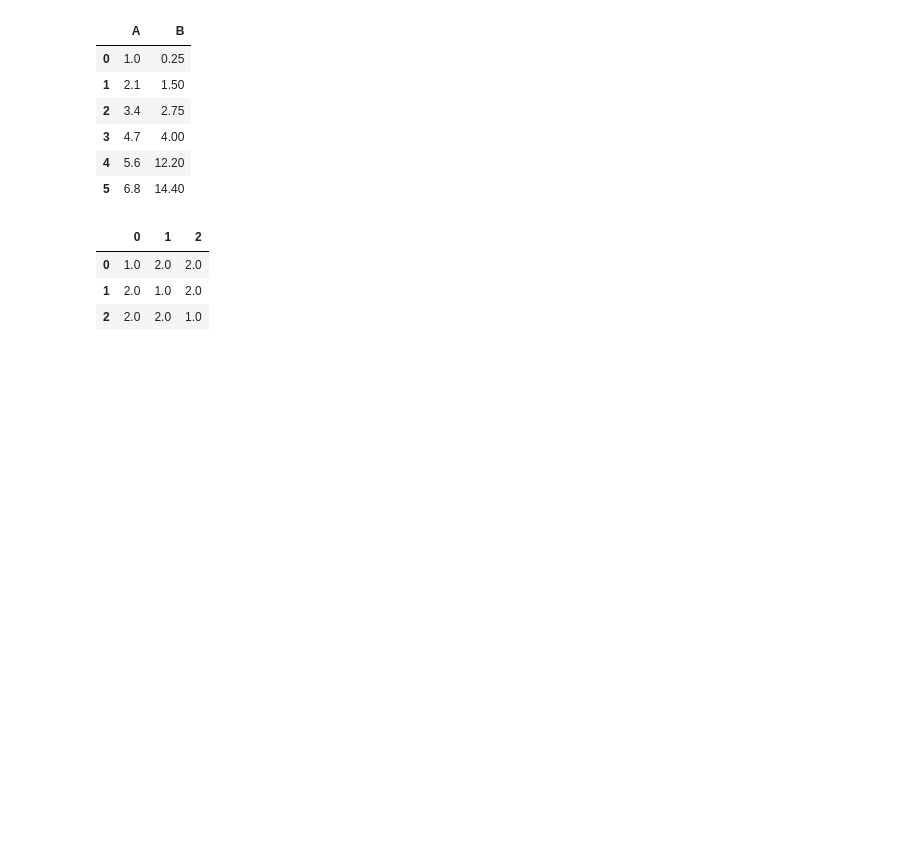
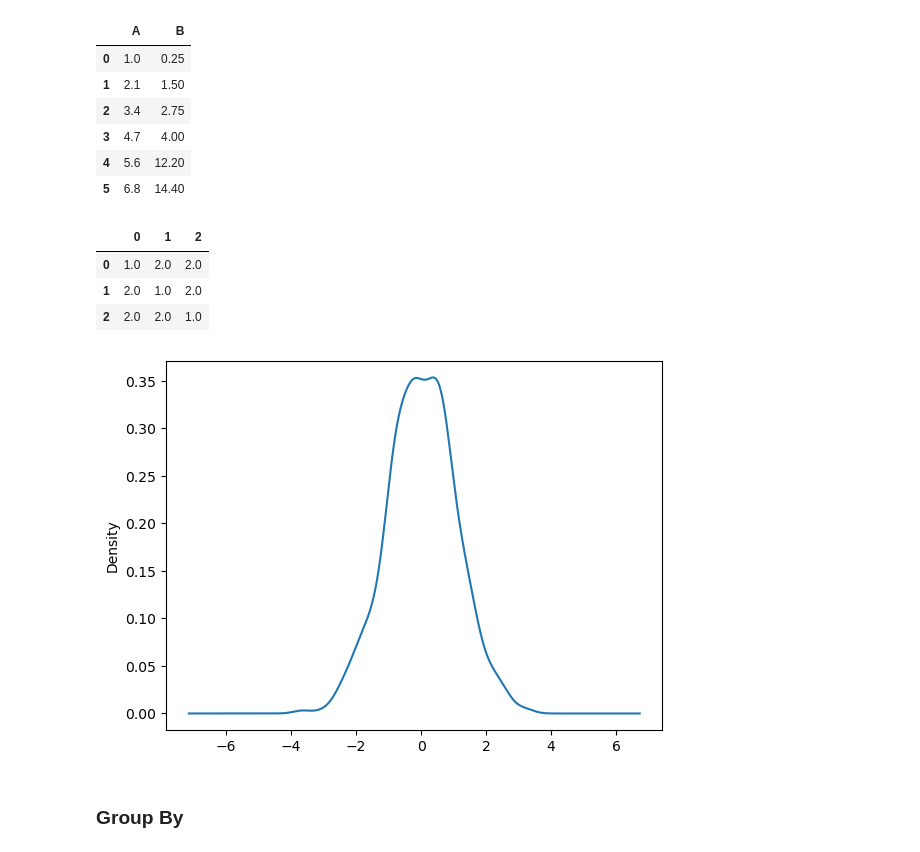
Before and after one commit to ubsingh9/Data-Structure-Numpy-Pandas, a Jupyter notebook: Pandas_basics.ipynb, the cells around one changed output. Drawn from its saved outputs; the diff is of its cells as text; code cells hidden in the pictures; blank space fills up the shorter version.

```diff
--- a/Pandas_basics.ipynb
+++ b/Pandas_basics.ipynb
@@ -1371,3 +1371,11 @@ df_filled
 | 0 | 1.0 | 2.0 | 2.0 |
 | 1 | 2.0 | 1.0 | 2.0 |
 | 2 | 2.0 | 2.0 | 1.0 |
+# %%
+ser = pd.Series(np.random.randn(1000))
+
+ser.plot.kde();
+# %% [output]
+[figure, added]
+# %% [markdown]
+### Group By
```
Also changed, not shown: parts of 56 cells of this notebook.
